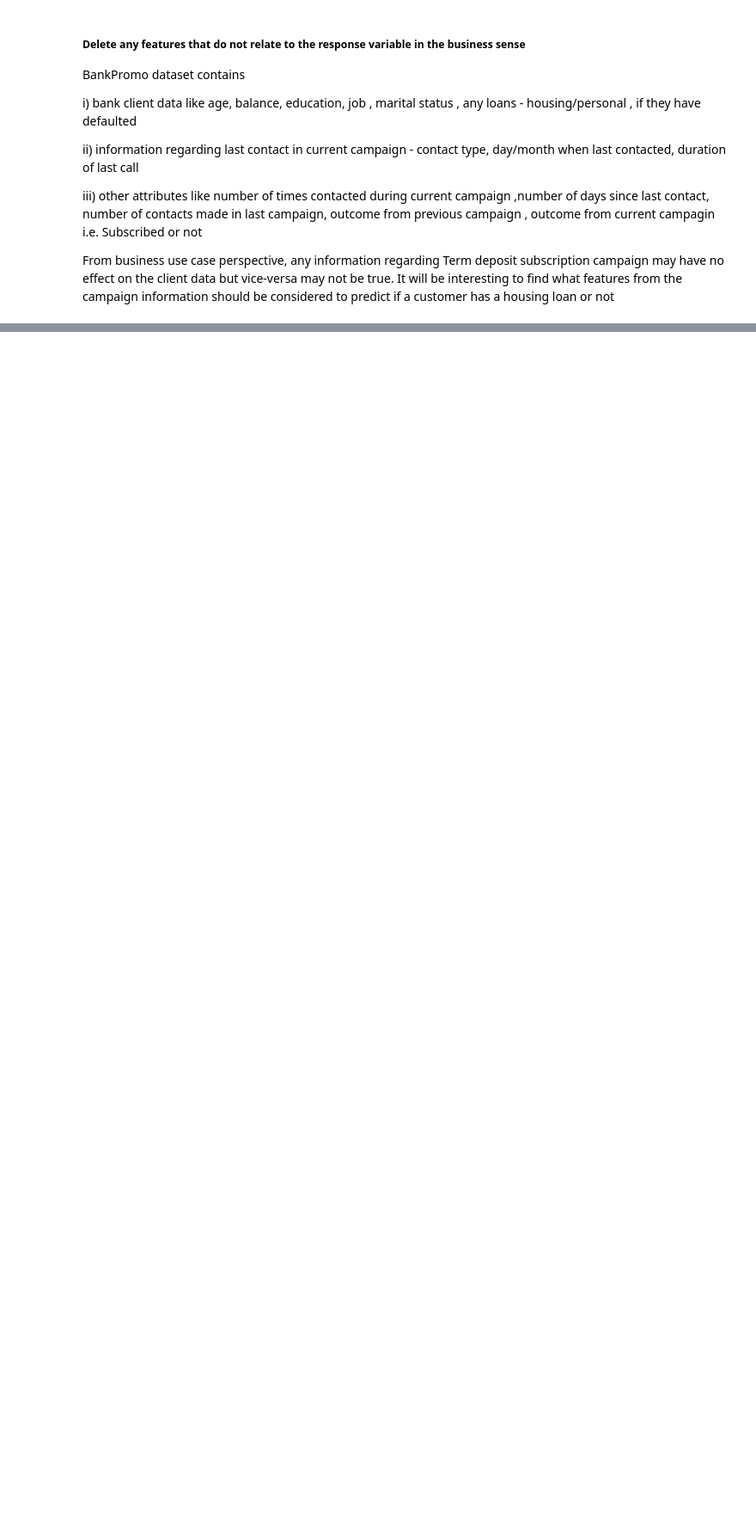
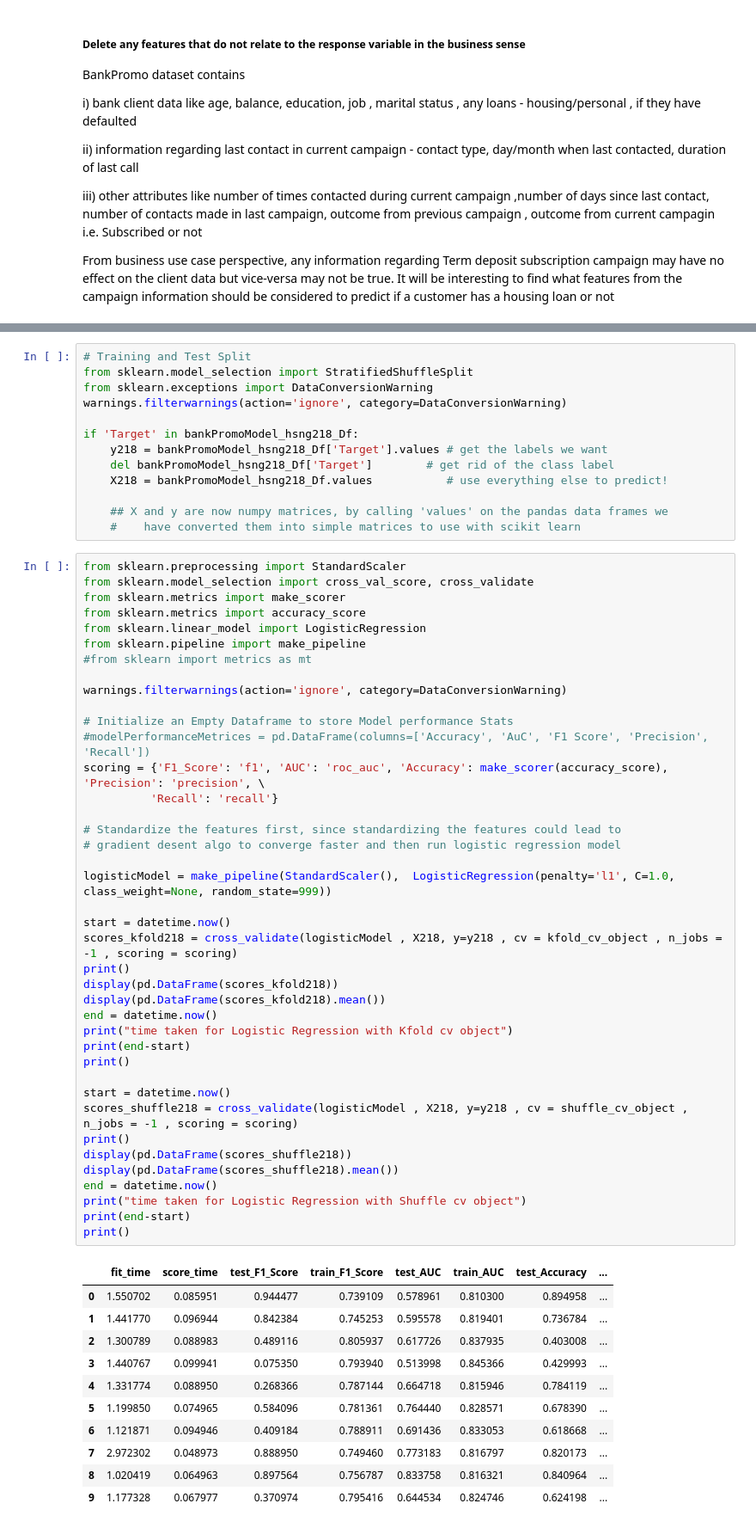
Before and after one commit to nhendersonkuns/awesomedataminers, a Jupyter notebook: Lab2_housing_models.ipynb, the cells around one changed output, grey strips where cells are left out. Shown: that part at 86% size. Drawn from its saved outputs; the diff is of its cells as text; blank space fills up the shorter version.

```diff
--- a/Lab2_housing_models.ipynb
+++ b/Lab2_housing_models.ipynb
@@ -342,0 +678,65 @@ df.sort_values(by='rfe_rank')
+# %%
+# Training and Test Split
+from sklearn.model_selection import StratifiedShuffleSplit
+from sklearn.exceptions import DataConversionWarning
+warnings.filterwarnings(action='ignore', category=DataConversionWarning)
+
+if 'Target' in bankPromoModel_hsng218_Df:
+    y218 = bankPromoModel_hsng218_Df['Target'].values # get the labels we want
+    del bankPromoModel_hsng218_Df['Target']        # get rid of the class label
+    X218 = bankPromoModel_hsng218_Df.values           # use everything else to predict!
+
+    ## X and y are now numpy matrices, by calling 'values' on the pandas data frames we
+    #    have converted them into simple matrices to use with scikit learn
+# %%
+from sklearn.preprocessing import StandardScaler
+from sklearn.model_selection import cross_val_score, cross_validate
+from sklearn.metrics import make_scorer
+from sklearn.metrics import accuracy_score
+from sklearn.linear_model import LogisticRegression
+from sklearn.pipeline import make_pipeline
+#from sklearn import metrics as mt
+
+warnings.filterwarnings(action='ignore', category=DataConversionWarning)
+
+# Initialize an Empty Dataframe to store Model performance Stats
+#modelPerformanceMetrices = pd.DataFrame(columns=['Accuracy', 'AuC', 'F1 Score', 'Precision', 'Recall'])
+scoring = {'F1_Score': 'f1', 'AUC': 'roc_auc', 'Accuracy': make_scorer(accuracy_score), 'Precision': 'precision', \
+          'Recall': 'recall'}
+
+# Standardize the features first, since standardizing the features could lead to
+# gradient desent algo to converge faster and then run logistic regression model
+
+logisticModel = make_pipeline(StandardScaler(),  LogisticRegression(penalty='l1', C=1.0, class_weight=None, random_state=999))
+
+start = datetime.now()
+scores_kfold218 = cross_validate(logisticModel , X218, y=y218 , cv = kfold_cv_object , n_jobs = -1 , scoring = scoring)
+print()
+display(pd.DataFrame(scores_kfold218))
+display(pd.DataFrame(scores_kfold218).mean())
+end = datetime.now()
+print("time taken for Logistic Regression with Kfold cv object")
+print(end-start)
+print()
+
+start = datetime.now()
+scores_shuffle218 = cross_validate(logisticModel , X218, y=y218 , cv = shuffle_cv_object , n_jobs = -1 , scoring = scoring)
+print()
+display(pd.DataFrame(scores_shuffle218))
+display(pd.DataFrame(scores_shuffle218).mean())
+end = datetime.now()
+print("time taken for Logistic Regression with Shuffle cv object")
+print(end-start)
+print()
+# %% [output]
+|  | fit_time | score_time | test_F1_Score | train_F1_Score | test_AUC | train_AUC | test_Accuracy | ... |
+| 0 | 1.550702 | 0.085951 | 0.944477 | 0.739109 | 0.578961 | 0.810300 | 0.894958 | ... |
+| 1 | 1.441770 | 0.096944 | 0.842384 | 0.745253 | 0.595578 | 0.819401 | 0.736784 | ... |
+| 2 | 1.300789 | 0.088983 | 0.489116 | 0.805937 | 0.617726 | 0.837935 | 0.403008 | ... |
+| 3 | 1.440767 | 0.099941 | 0.075350 | 0.793940 | 0.513998 | 0.845366 | 0.429993 | ... |
+| 4 | 1.331774 | 0.088950 | 0.268366 | 0.787144 | 0.664718 | 0.815946 | 0.784119 | ... |
+| 5 | 1.199850 | 0.074965 | 0.584096 | 0.781361 | 0.764440 | 0.828571 | 0.678390 | ... |
+| 6 | 1.121871 | 0.094946 | 0.409184 | 0.788911 | 0.691436 | 0.833053 | 0.618668 | ... |
+| 7 | 2.972302 | 0.048973 | 0.888950 | 0.749460 | 0.773183 | 0.816797 | 0.820173 | ... |
+| 8 | 1.020419 | 0.064963 | 0.897564 | 0.756787 | 0.833758 | 0.816321 | 0.840964 | ... |
+| 9 | 1.177328 | 0.067977 | 0.370974 | 0.795416 | 0.644534 | 0.824746 | 0.624198 | ... |
```
Also changed, not shown: parts of 43 cells of this notebook.
